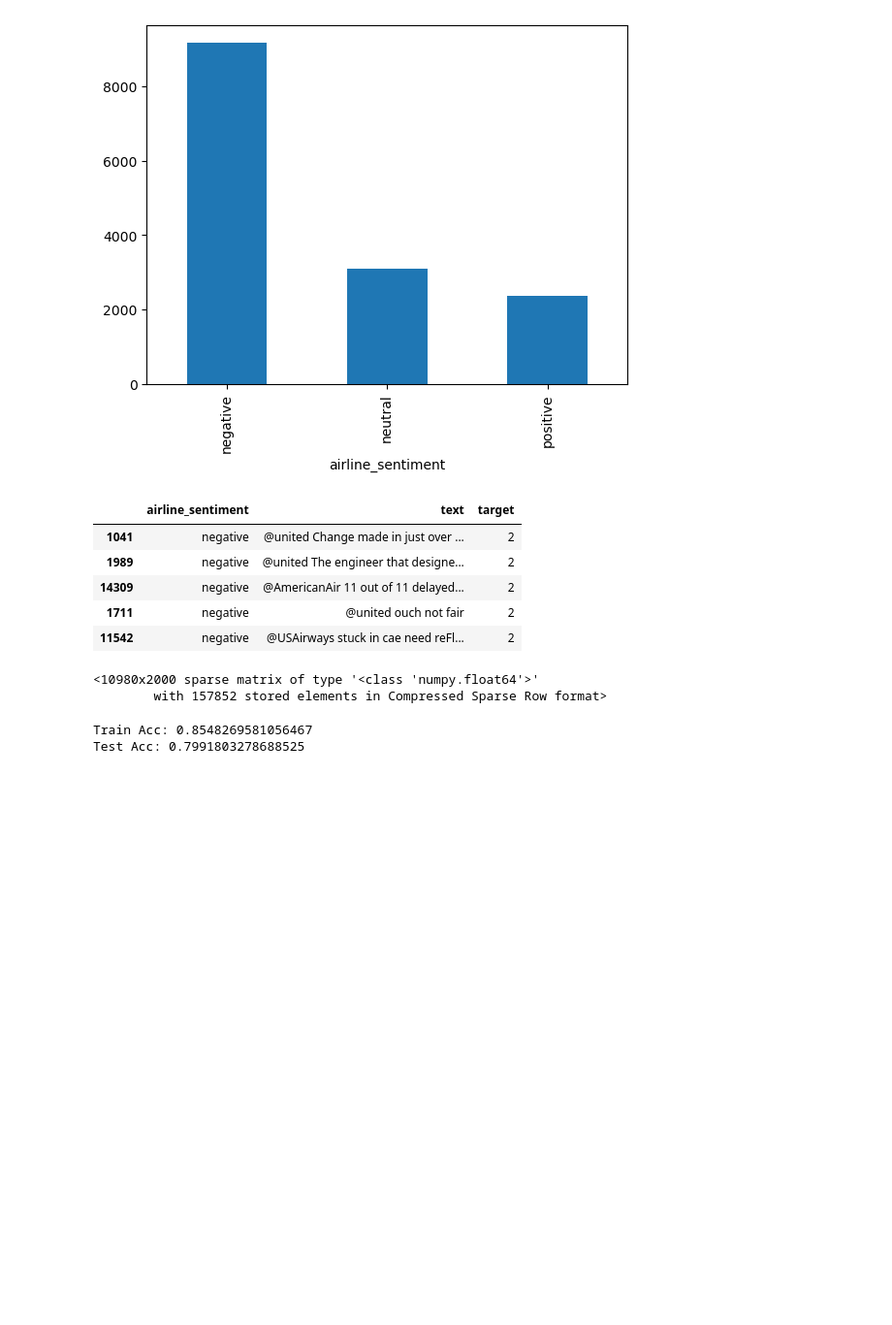
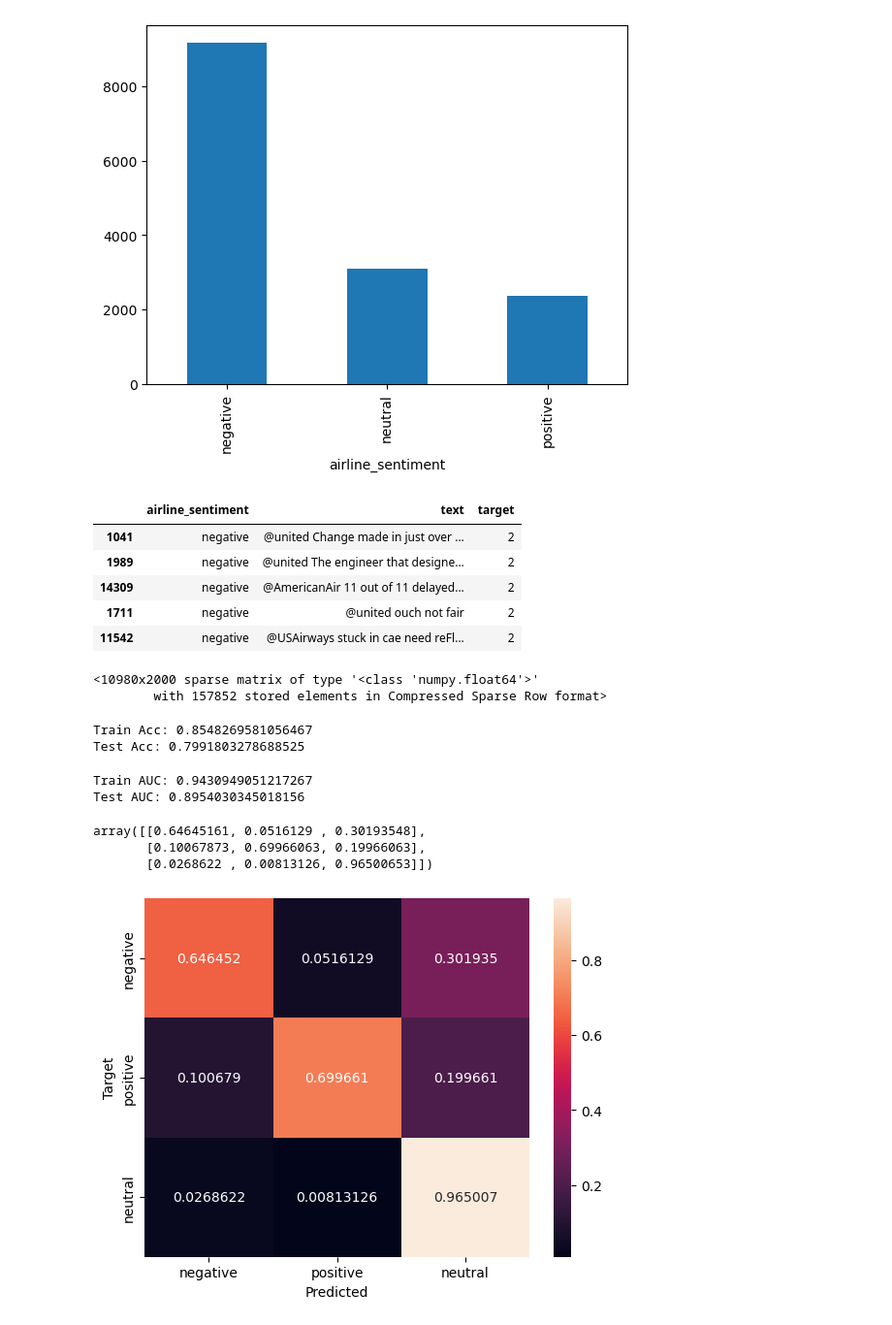
Before and after one commit to MaukanMir/NLP-Course-Docs-, a Jupyter notebook: airline-sentiment.ipynb, the cells around one changed output. Shown at 97% size. Saved outputs shown, nothing was run; the diff lists cells and outputs as text; code cells hidden in the pictures; blank space fills up the shorter version.

Commit message:
added new models

```diff
--- a/airline-sentiment.ipynb
+++ b/airline-sentiment.ipynb
@@ -153,3 +153,34 @@ print("Test Acc:", model.score(X_test, y_test))
 # %% [output]
 Train Acc: 0.8548269581056467
 Test Acc: 0.7991803278688525
+# %%
+Pr_train = model.predict_proba(X_train)
+Pr_test = model.predict_proba(X_test)
+
+
+print("Train AUC:", roc_auc_score(y_train, Pr_train, multi_class='ovo'))
+print("Test AUC:", roc_auc_score(y_test, Pr_test, multi_class='ovo'))
+# %% [output]
+Train AUC: 0.9430949051217267
+Test AUC: 0.8954030345018156
+# %%
+P_train = model.predict(X_train)
+P_test = model.predict(X_test)
+# %%
+cm = confusion_matrix(y_train, P_train, normalize='true')
+cm
+# %% [output]
+array([[0.64645161, 0.0516129 , 0.30193548],
+       [0.10067873, 0.69966063, 0.19966063],
+       [0.0268622 , 0.00813126, 0.96500653]])
+# %%
+def plot_cm(cm):
+  classes = ['negative', 'positive', 'neutral']
+  df_cm = pd.DataFrame(cm, index=classes, columns=classes)
+  ax = sns.heatmap(df_cm, annot=True, fmt='g')
+  ax.set_xlabel("Predicted")
+  ax.set_ylabel("Target")
+
+plot_cm(cm)
+# %% [output]
+[figure, added]
```
Also changed, not shown: parts of 1 cell of this notebook.
